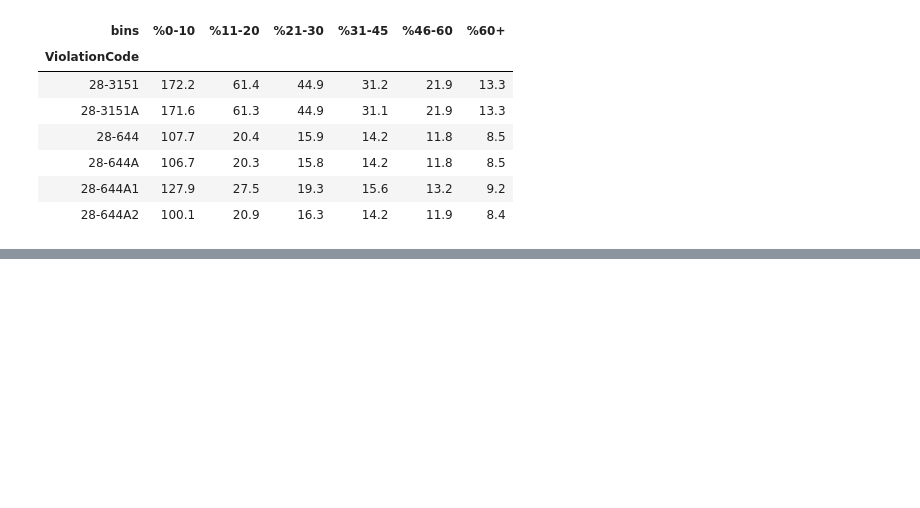
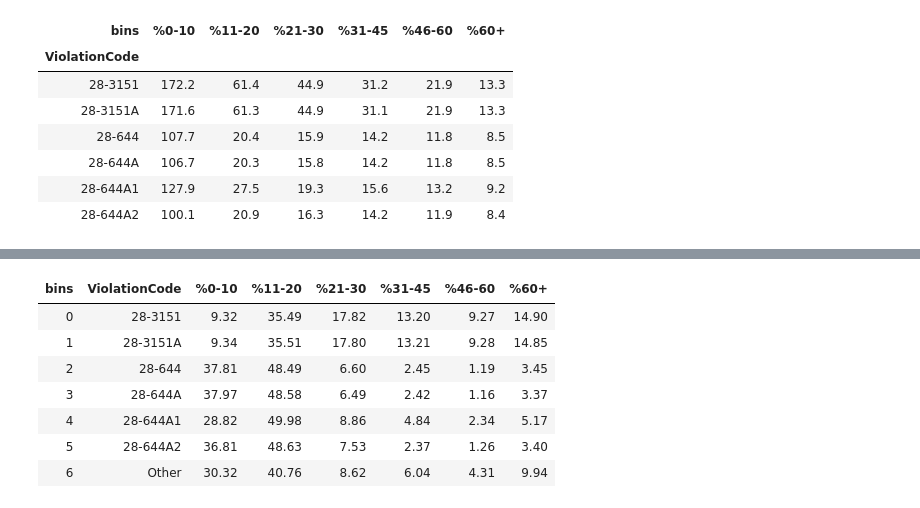
Before and after one commit to mrkjhsn/AZ-Traffic-Stop-Analysis, a Jupyter notebook: 2018_traffic_stop_analysis.ipynb, the cells around one changed output, grey strips where cells are left out. Cells and saved outputs as stored; diff of their text form; code cells hidden in the pictures; blank space fills up the shorter version.

```diff
--- a/2018_traffic_stop_analysis.ipynb
+++ b/2018_traffic_stop_analysis.ipynb
@@ -473,0 +516,11 @@ pd.crosstab(total_v.ViolationCode, total_v.bins, values=total_v.time_delta_minut
+# %%
+violations_with_distributions.reset_index()
+# %% [output]
+| bins | ViolationCode | %0-10 | %11-20 | %21-30 | %31-45 | %46-60 | %60+ |
+| 0 | 28-3151 | 9.32 | 35.49 | 17.82 | 13.20 | 9.27 | 14.90 |
+| 1 | 28-3151A | 9.34 | 35.51 | 17.80 | 13.21 | 9.28 | 14.85 |
+| 2 | 28-644 | 37.81 | 48.49 | 6.60 | 2.45 | 1.19 | 3.45 |
+| 3 | 28-644A | 37.97 | 48.58 | 6.49 | 2.42 | 1.16 | 3.37 |
+| 4 | 28-644A1 | 28.82 | 49.98 | 8.86 | 4.84 | 2.34 | 5.17 |
+| 5 | 28-644A2 | 36.81 | 48.63 | 7.53 | 2.37 | 1.26 | 3.40 |
+| 6 | Other | 30.32 | 40.76 | 8.62 | 6.04 | 4.31 | 9.94 |
```
Also changed, not shown: parts of 40 cells of this notebook.
